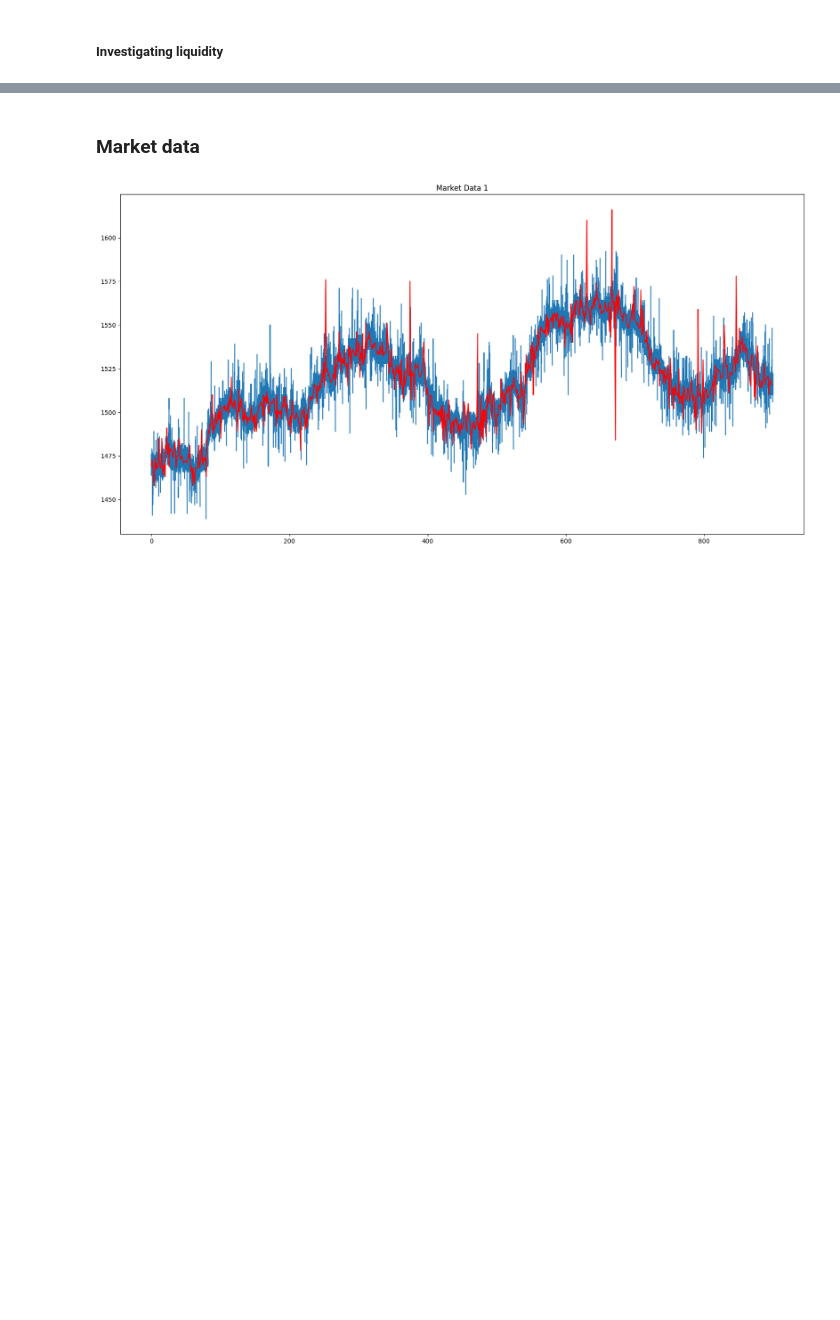
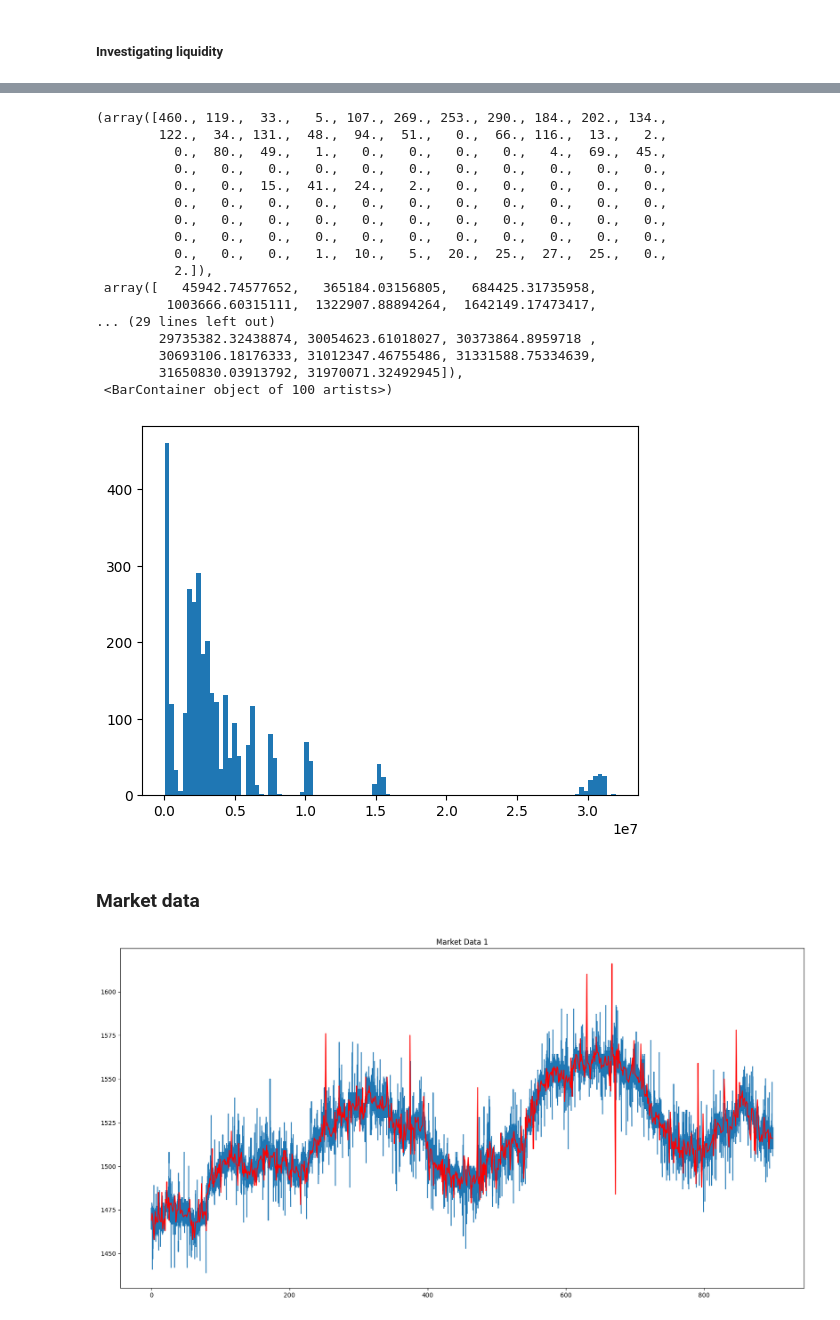
Before and after one commit to matthewgomezcullen/Ready-Trader-Go, a Jupyter notebook: research/viz.ipynb, the cells around one changed output, grey strips where cells are left out. Cells and saved outputs as stored; diff of their text form; code cells hidden in the pictures; blank space fills up the shorter version.

```diff
--- a/research/viz.ipynb
+++ b/research/viz.ipynb
@@ -56,3 +70,25 @@ liquidity
+# %%
+# plot distribution of liquidity
+plt.hist(liquidity['ask_liquidity'], bins=100)
+# %% [output]
+(array([460., 119.,  33.,   5., 107., 269., 253., 290., 184., 202., 134.,
+        122.,  34., 131.,  48.,  94.,  51.,   0.,  66., 116.,  13.,   2.,
+          0.,  80.,  49.,   1.,   0.,   0.,   0.,   0.,   4.,  69.,  45.,
+          0.,   0.,   0.,   0.,   0.,   0.,   0.,   0.,   0.,   0.,   0.,
+          0.,   0.,  15.,  41.,  24.,   2.,   0.,   0.,   0.,   0.,   0.,
+          0.,   0.,   0.,   0.,   0.,   0.,   0.,   0.,   0.,   0.,   0.,
+          0.,   0.,   0.,   0.,   0.,   0.,   0.,   0.,   0.,   0.,   0.,
+          0.,   0.,   0.,   0.,   0.,   0.,   0.,   0.,   0.,   0.,   0.,
+          0.,   0.,   0.,   1.,  10.,   5.,  20.,  25.,  27.,  25.,   0.,
+          2.]),
+ array([   45942.74577652,   365184.03156805,   684425.31735958,
+         1003666.60315111,  1322907.88894264,  1642149.17473417,
+... (29 lines left out)
+        29735382.32438874, 30054623.61018027, 30373864.8959718 ,
+        30693106.18176333, 31012347.46755486, 31331588.75334639,
+        31650830.03913792, 31970071.32492945]),
+ <BarContainer object of 100 artists>)
+[figure, added]
 # %% [markdown]
 ### Market data
 # %%
```
Also changed, not shown: parts of 5 cells of this notebook, 7 other files.
